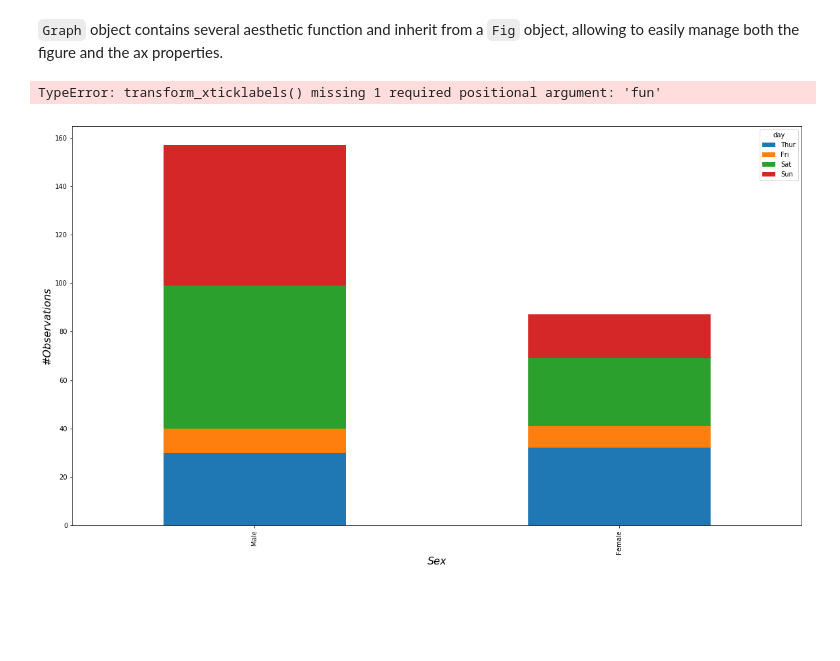
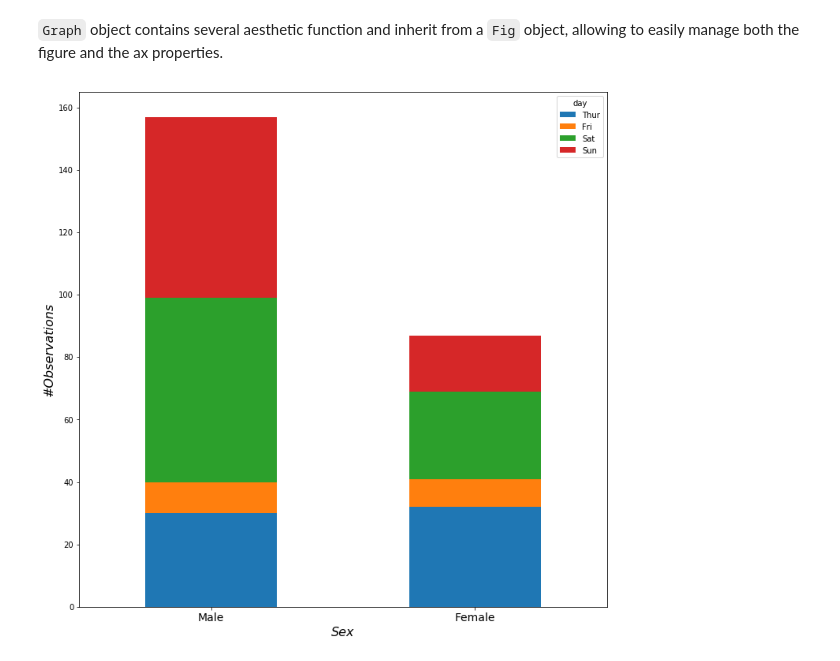
Before and after one commit to jsgounot/Seahorse, a Jupyter notebook: Docs/1. Introduction.ipynb, the cells around one changed output. Saved outputs shown, nothing was run; the diff lists cells and outputs as text; code cells hidden in the pictures; blank space fills up the shorter version.

Commit message:
Fix apply_ticks

```diff
--- a/Docs/1. Introduction.ipynb
+++ b/Docs/1. Introduction.ipynb
@@ -78,12 +78,11 @@ graph.show()
 # %%
 graph = Graph(df)
 graph.shs.stacked_barplot(x="sex", y="#Observations", hue="day")
 
 graph.set_labels("Sex", "#Observations", size=16, style="oblique")
-graph.transform_xticklabels(rotation=0, size=14)
+graph.apply_xticklabels(rotation=0, size=14)
 graph.set_square()
 
 graph.show()
 # %% [output]
-TypeError: transform_xticklabels() missing 1 required positional argument: 'fun'
-[figure, old version]
+[figure, new version]
```
Also changed, not shown: parts of 2 cells of this notebook, 1 other file.
